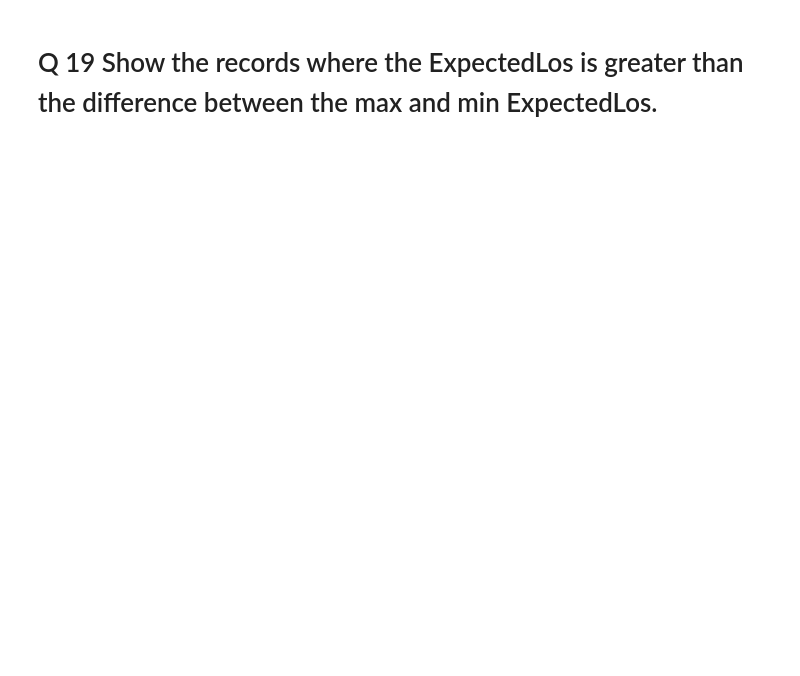
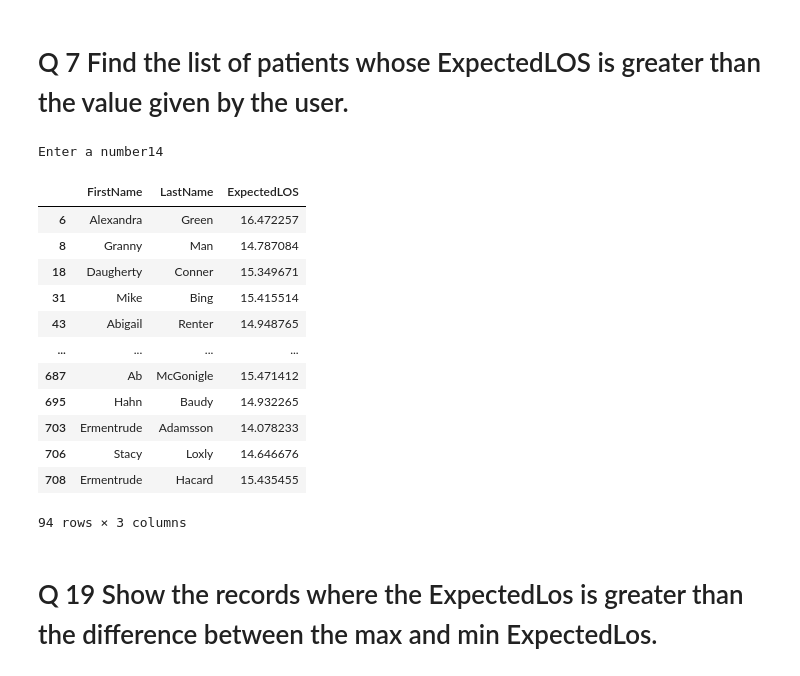
Before and after one commit to AbinayaGobinath/DataWranglers_PythonHackathon, a Jupyter notebook: DataWranglers_Finalquestions.ipynb, the cells around one changed output. Cells and saved outputs as stored; diff of their text form; code cells hidden in the pictures; blank space fills up the shorter version.

```diff
--- a/DataWranglers_Finalquestions.ipynb
+++ b/DataWranglers_Finalquestions.ipynb
@@ -13,3 +19,25 @@ discharges=df['Discharges']
+# %% [markdown]
+
+# Q 7 Find the list of patients whose ExpectedLOS is greater than the value given by the user.
+# %%
+expLOS=pd.merge(patients,discharges,on='PatientID')
+expLOS=expLOS[(expLOS['ExpectedLOS']> float(input("Enter a number")))]
+expLOS[['FirstName','LastName','ExpectedLOS']]
+# %% [output]
+Enter a number14
+|  | FirstName | LastName | ExpectedLOS |
+| 6 | Alexandra | Green | 16.472257 |
+| 8 | Granny | Man | 14.787084 |
+| 18 | Daugherty | Conner | 15.349671 |
+| 31 | Mike | Bing | 15.415514 |
+| 43 | Abigail | Renter | 14.948765 |
+| ... | ... | ... | ... |
+| 687 | Ab | McGonigle | 15.471412 |
+| 695 | Hahn | Baudy | 14.932265 |
+| 703 | Ermentrude | Adamsson | 14.078233 |
+| 706 | Stacy | Loxly | 14.646676 |
+| 708 | Ermentrude | Hacard | 15.435455 |
+94 rows × 3 columns
 # %% [markdown]
 # Q 19 Show the records where the ExpectedLos is greater than the difference between the max and min ExpectedLos.
 # %%
```
Also changed, not shown: parts of 12 cells of this notebook.
